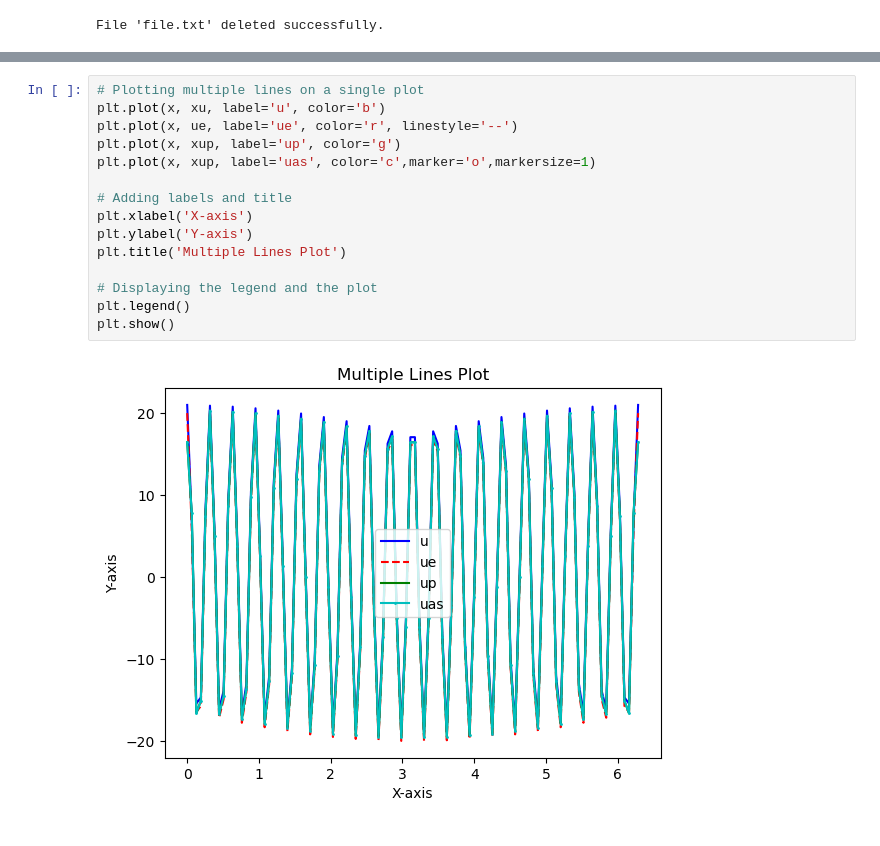
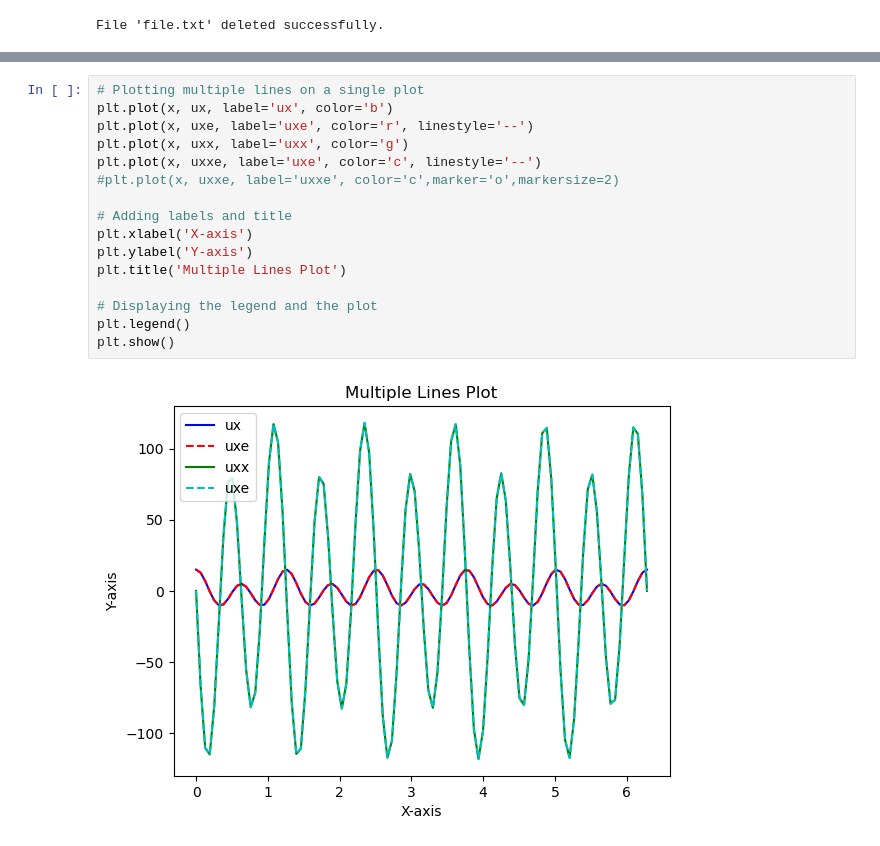
Before and after one commit to mksreed/Fortran, a Jupyter notebook: twoDplots.ipynb, the cells around one changed output, grey strips where cells are left out. Drawn from its saved outputs; the diff is of its cells as text.

```diff
--- a/twoDplots.ipynb
+++ b/twoDplots.ipynb
@@ -78,17 +88,18 @@ plt.show()
 # %%
 # Plotting multiple lines on a single plot
-plt.plot(x, xu, label='u', color='b')
-plt.plot(x, ue, label='ue', color='r', linestyle='--')
-plt.plot(x, xup, label='up', color='g')
-plt.plot(x, xup, label='uas', color='c',marker='o',markersize=1)
+plt.plot(x, ux, label='ux', color='b')
+plt.plot(x, uxe, label='uxe', color='r', linestyle='--')
+plt.plot(x, uxx, label='uxx', color='g')
+plt.plot(x, uxxe, label='uxe', color='c', linestyle='--')
+#plt.plot(x, uxxe, label='uxxe', color='c',marker='o',markersize=2)
 
 # Adding labels and title
 plt.xlabel('X-axis')
 plt.ylabel('Y-axis')
 plt.title('Multiple Lines Plot')
 
 # Displaying the legend and the plot
 plt.legend()
 plt.show()
 # %% [output]
-[figure, old version]
+[figure, new version]
```
Also changed, not shown: parts of 5 cells of this notebook, 1 other file.
